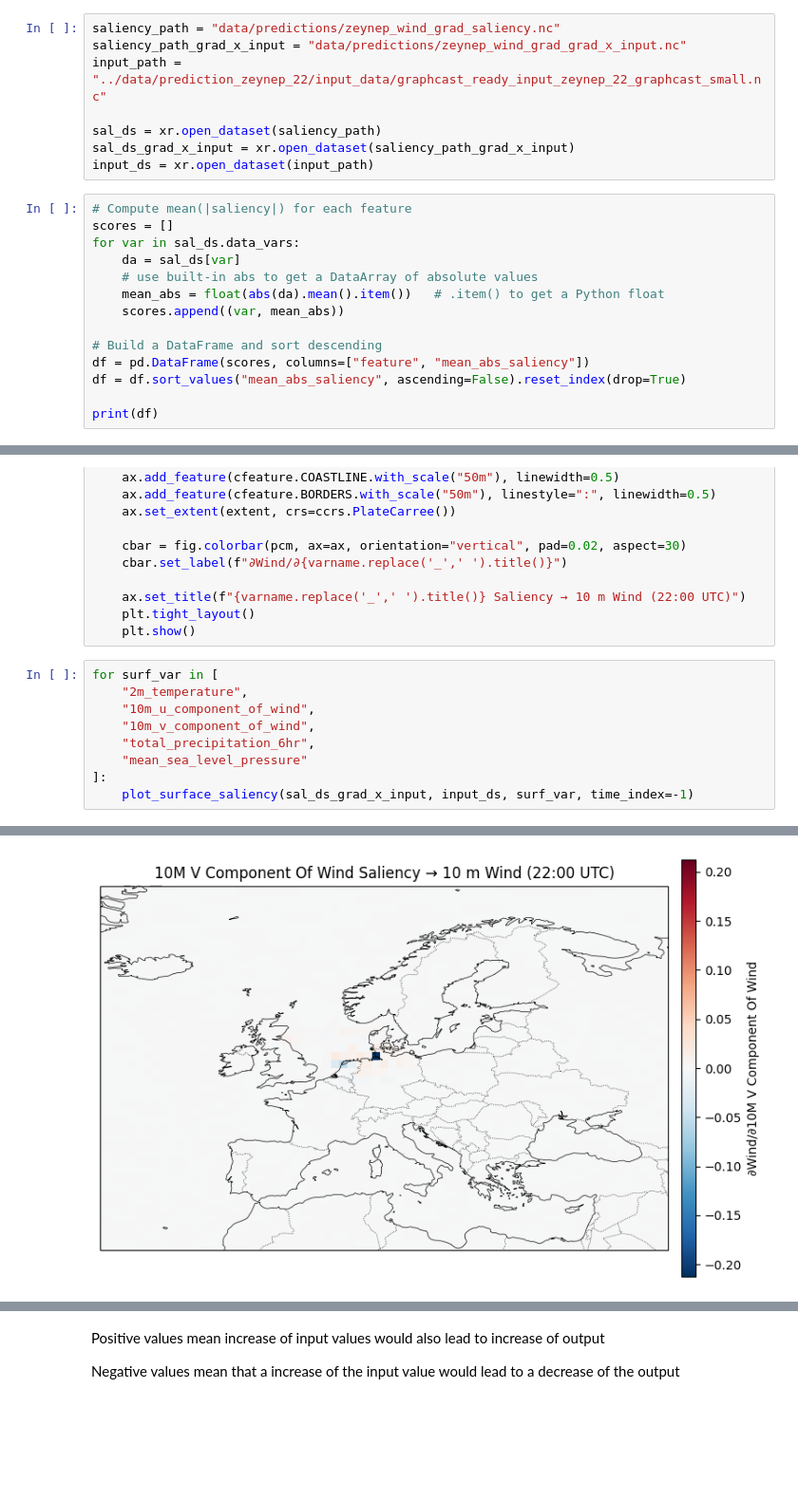
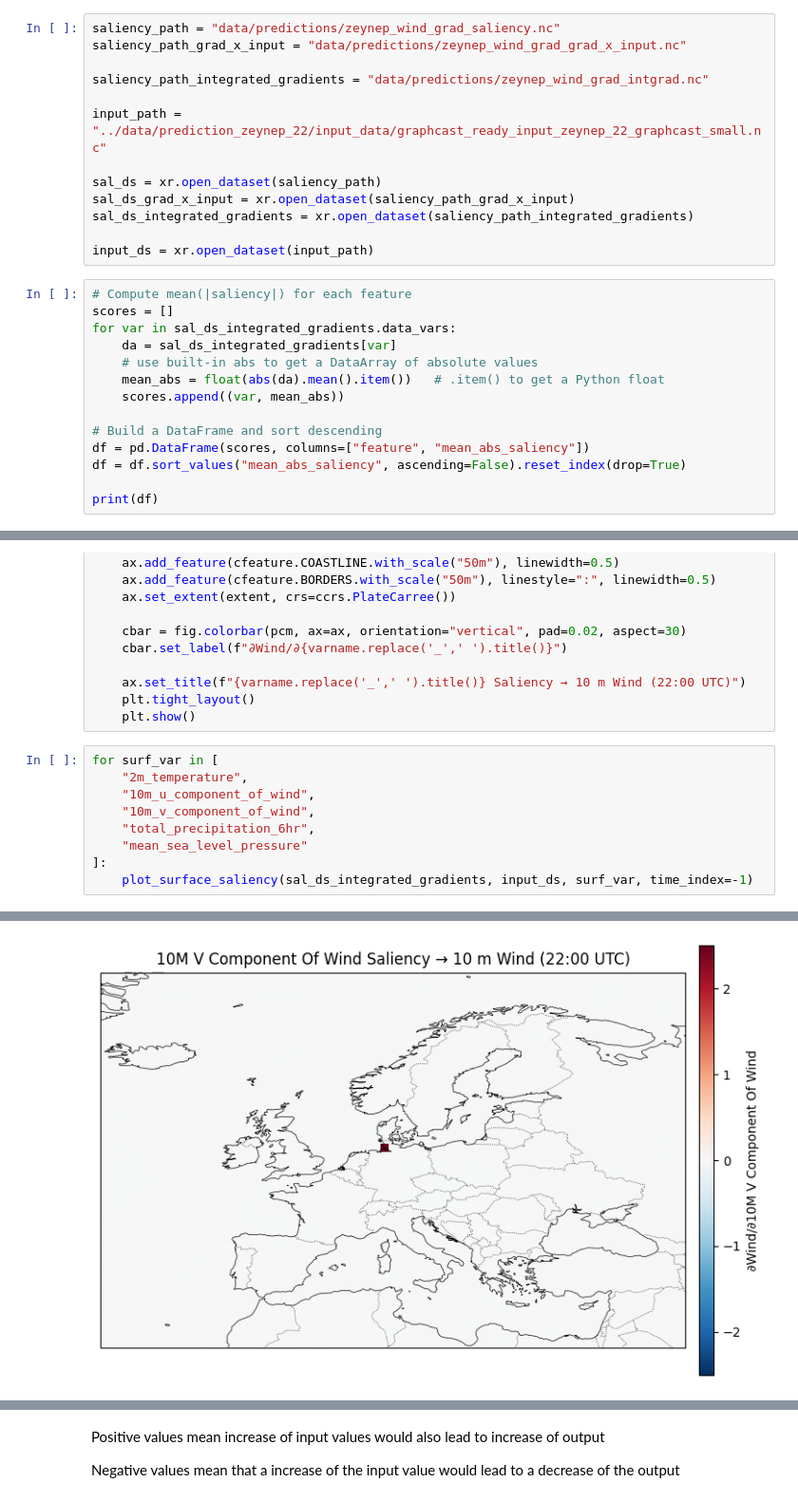
Before and after one commit to EStaELisa/graphcast-xai, a Jupyter notebook: jupiter_saliency_maps/gradients.ipynb, the cells around one changed output, grey strips where cells are left out. Shown at 95% size. Cells and saved outputs as stored; diff of their text form; blank space fills up the shorter version.

```diff
--- a/jupiter_saliency_maps/gradients.ipynb
+++ b/jupiter_saliency_maps/gradients.ipynb
@@ -104,16 +153,21 @@ Coordinates:
 # %%
 saliency_path = "data/predictions/zeynep_wind_grad_saliency.nc"
 saliency_path_grad_x_input = "data/predictions/zeynep_wind_grad_grad_x_input.nc"
+
+saliency_path_integrated_gradients = "data/predictions/zeynep_wind_grad_intgrad.nc"
+
 input_path = "../data/prediction_zeynep_22/input_data/graphcast_ready_input_zeynep_22_graphcast_small.nc"
 
 sal_ds = xr.open_dataset(saliency_path)
 sal_ds_grad_x_input = xr.open_dataset(saliency_path_grad_x_input)
+sal_ds_integrated_gradients = xr.open_dataset(saliency_path_integrated_gradients)
+
 input_ds = xr.open_dataset(input_path)
 # %%
 # Compute mean(|saliency|) for each feature
 scores = []
-for var in sal_ds.data_vars:
-    da = sal_ds[var]
+for var in sal_ds_integrated_gradients.data_vars:
+    da = sal_ds_integrated_gradients[var]
     # use built-in abs to get a DataArray of absolute values
     mean_abs = float(abs(da).mean().item())   # .item() to get a Python float
     scores.append((var, mean_abs))
@@ -374,5 +428,5 @@ for surf_var in [
     "total_precipitation_6hr",
     "mean_sea_level_pressure"
 ]:
-    plot_surface_saliency(sal_ds_grad_x_input, input_ds, surf_var, time_index=-1)
+    plot_surface_saliency(sal_ds_integrated_gradients, input_ds, surf_var, time_index=-1)
 # %% [output]
@@ -381 +435 @@ for surf_var in [
-[figure, old version]
+[figure, new version]
```
Also changed, not shown: parts of 9 cells of this notebook, 3 other files.
